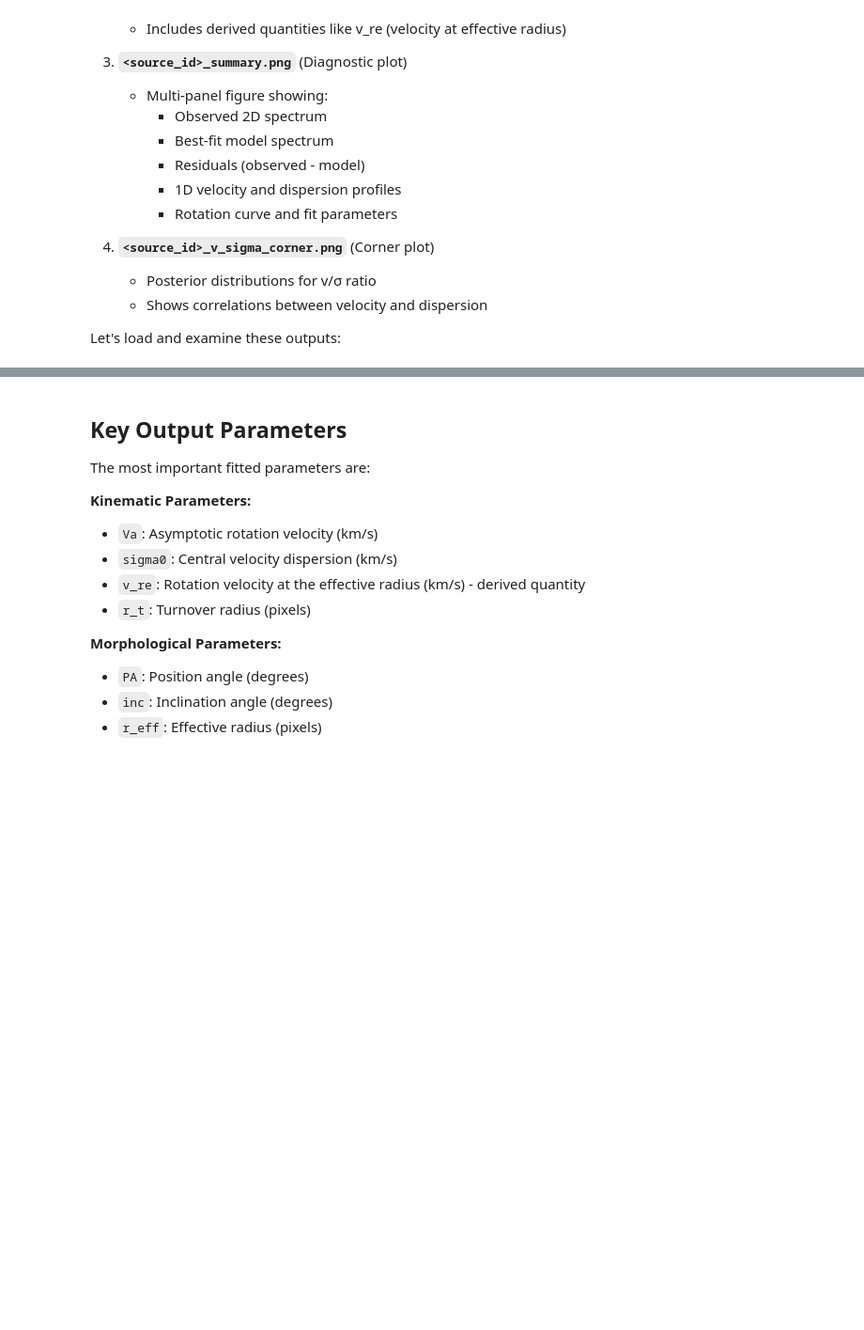
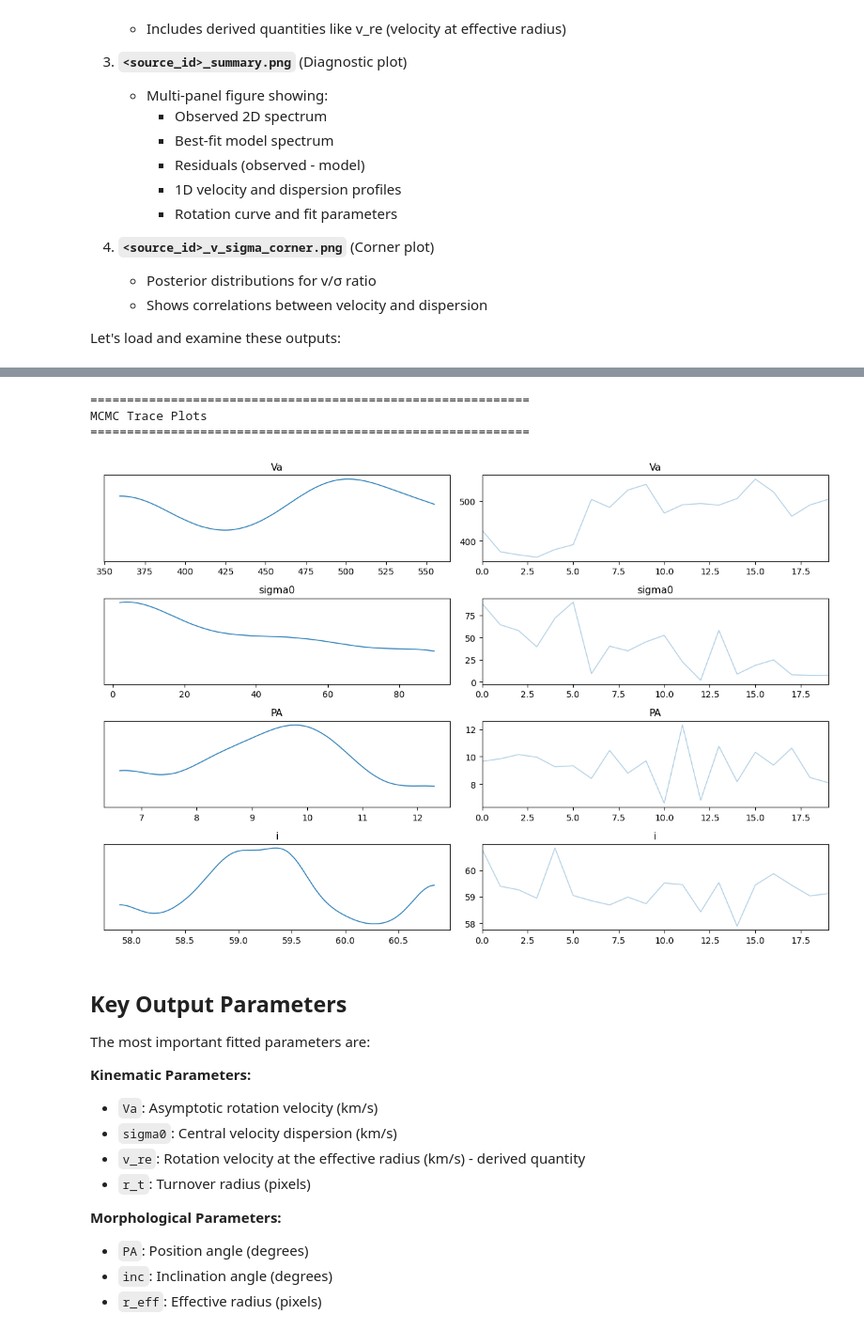
Before and after one commit to angelicalola-danhaive/geko, a Jupyter notebook: demo/simple_fit_demo.ipynb, the cells around one changed output, grey strips where cells are left out. Shown at 94% size. Drawn from its saved outputs; the diff is of its cells as text; code cells hidden in the pictures; blank space fills up the shorter version.

```diff
--- a/demo/simple_fit_demo.ipynb
+++ b/demo/simple_fit_demo.ipynb
@@ -157,14 +159,18 @@ print("Imports successful!")
 # %% [markdown]
 ### Basic Usage
+# %%
+#load the geko folder path
+# geko_path = '/path/to/geko'  # Change this to your geko folder path
+geko_path = '/Users/lola/geko/'  # Change this to your geko folder path
 # %%
 # Define parameters
 source_id = 191250                      # Source ID in your catalog
 field = 'manual'                        # Field name: use 'manual' to specify custom files
 output_name = 'my_galaxy'              # Name of output folder
-master_catalog = '/Users/lola/ASTRO/JWST/grism_project/testing_geko_demo/catalogs/my_galaxies_cat'  # Path to master catalog
+master_catalog = geko_path + 'demo/simple_fit_demo_files/catalogs/my_galaxies_cat'  # Path to master catalog
 emission_line = 'H_alpha'                   # Emission line wavelength (Angstroms, rest frame)
 parametric = True                      # Use parametric Sersic morphology
-save_runs_path = '/Users/lola/ASTRO/JWST/grism_project/testing_geko_demo/'    # Where to save results
+save_runs_path = geko_path + 'demo/simple_fit_demo_files/'    # Where to save results
 
 # Manual field parameters (required when field='manual')
 manual_psf_name = 'mpsf_jw018950.gs.f444w.fits'           # PSF filename in psfs/ directory
@@ -175,8 +181,8 @@ manual_grism_file = 'spec_2d_FRESCO_F444W_ID191250_comb.fits'  # Grism spectrum
 # Optional parameters (with defaults)
 grism_filter = 'F444W'                 # Grism filter
 delta_wave_cutoff = 0.02             # Wavelength bin size (microns)
-factor = 3                             # Spatial oversampling factor
-wave_factor = 4                       # Wavelength oversampling factor
+factor = 1                             # Spatial oversampling factor (set low for demo speed- typically 5)
+wave_factor = 1                       # Wavelength oversampling factor (set low for demo speed- typically 9)
 model_name = 'Disk'                    # Kinematic model type
 
 # MCMC parameters
@@ -293,10 +365,15 @@ else:
 # %%
 # Create additional diagnostic plots with arviz
 print("\n" + "=" * 60)
 print("MCMC Trace Plots")
 print("=" * 60)
 
 # Trace plots for key parameters
-az.plot_trace(inference_data, var_names=['Va', 'sigma0', 'PA', 'inc'])
+az.plot_trace(inference_data, var_names=['Va', 'sigma0', 'PA', 'i'])
 plt.tight_layout()
 plt.show()
+# %% [output]
+============================================================
+MCMC Trace Plots
+============================================================
+[figure, added]
```
Also changed, not shown: parts of 9 cells of this notebook, 1 other file.
